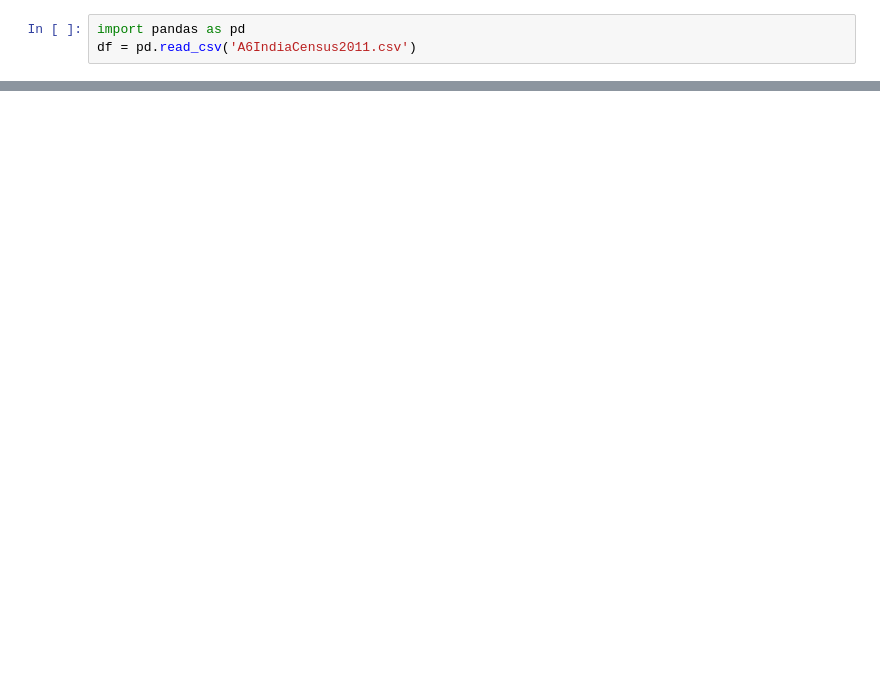
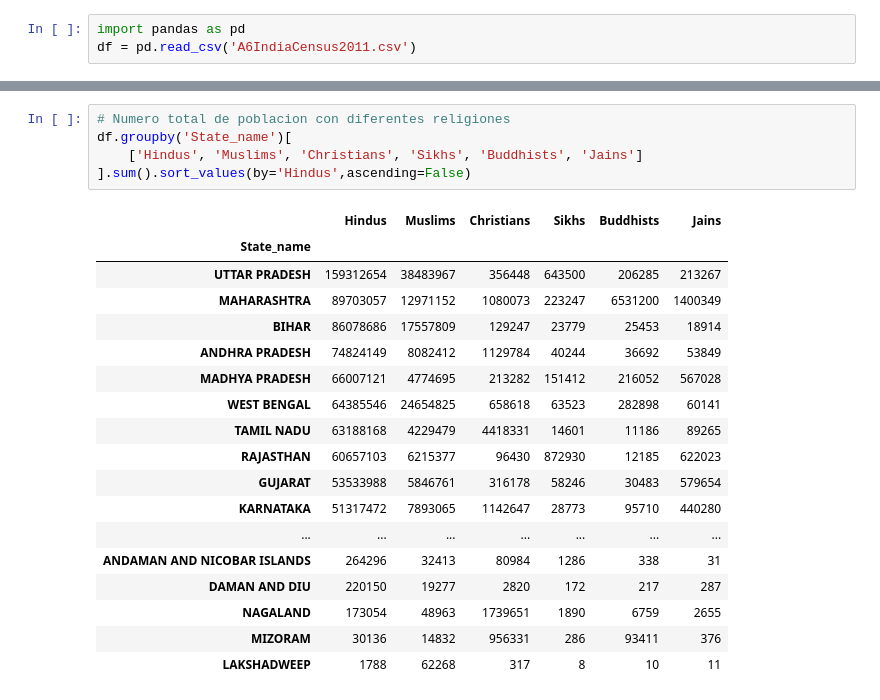
Before and after one commit to MkCst/Data-analysis, a Jupyter notebook: A6IndiaCensus.ipynb, the cells around one changed output, grey strips where cells are left out. Drawn from its saved outputs; the diff is of its cells as text; blank space fills up the shorter version.

```diff
--- a/A6IndiaCensus.ipynb
+++ b/A6IndiaCensus.ipynb
@@ -45,0 +180,24 @@ df = pd.read_csv('A6IndiaCensus2011.csv')
+# %%
+# Numero total de poblacion con diferentes religiones
+df.groupby('State_name')[
+    ['Hindus', 'Muslims', 'Christians', 'Sikhs', 'Buddhists', 'Jains']
+].sum().sort_values(by='Hindus',ascending=False)
+# %% [output]
+|  | Hindus | Muslims | Christians | Sikhs | Buddhists | Jains |
+| State_name |  |  |  |  |  |  |
+| UTTAR PRADESH | 159312654 | 38483967 | 356448 | 643500 | 206285 | 213267 |
+| MAHARASHTRA | 89703057 | 12971152 | 1080073 | 223247 | 6531200 | 1400349 |
+| BIHAR | 86078686 | 17557809 | 129247 | 23779 | 25453 | 18914 |
+| ANDHRA PRADESH | 74824149 | 8082412 | 1129784 | 40244 | 36692 | 53849 |
+| MADHYA PRADESH | 66007121 | 4774695 | 213282 | 151412 | 216052 | 567028 |
+| WEST BENGAL | 64385546 | 24654825 | 658618 | 63523 | 282898 | 60141 |
+| TAMIL NADU | 63188168 | 4229479 | 4418331 | 14601 | 11186 | 89265 |
+| RAJASTHAN | 60657103 | 6215377 | 96430 | 872930 | 12185 | 622023 |
+| GUJARAT | 53533988 | 5846761 | 316178 | 58246 | 30483 | 579654 |
+| KARNATAKA | 51317472 | 7893065 | 1142647 | 28773 | 95710 | 440280 |
+| ... | ... | ... | ... | ... | ... | ... |
+| ANDAMAN AND NICOBAR ISLANDS | 264296 | 32413 | 80984 | 1286 | 338 | 31 |
+| DAMAN AND DIU | 220150 | 19277 | 2820 | 172 | 217 | 287 |
+| NAGALAND | 173054 | 48963 | 1739651 | 1890 | 6759 | 2655 |
+| MIZORAM | 30136 | 14832 | 956331 | 286 | 93411 | 376 |
+| LAKSHADWEEP | 1788 | 62268 | 317 | 8 | 10 | 11 |
```
Also changed, not shown: parts of 16 cells of this notebook.
